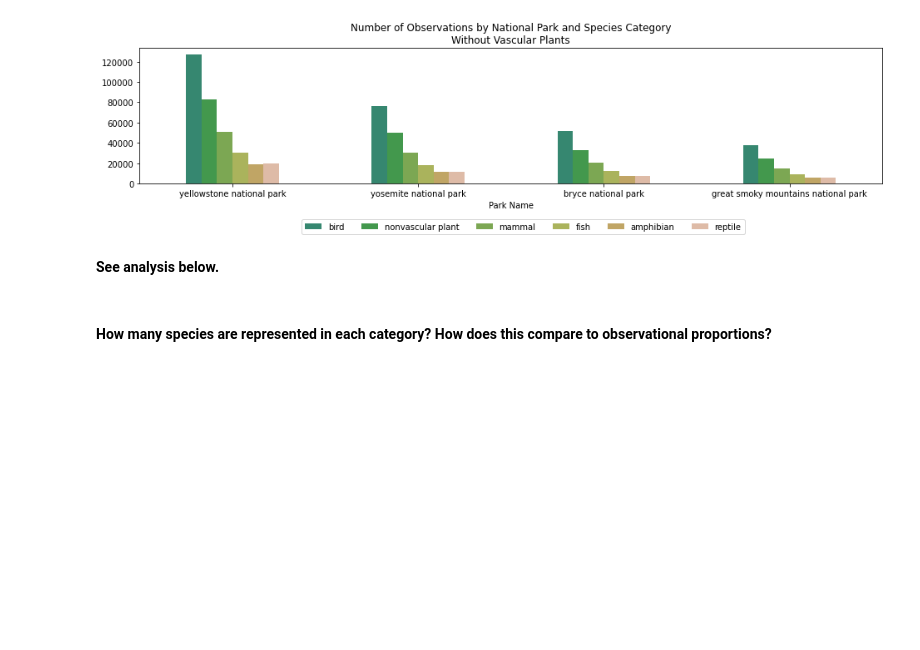
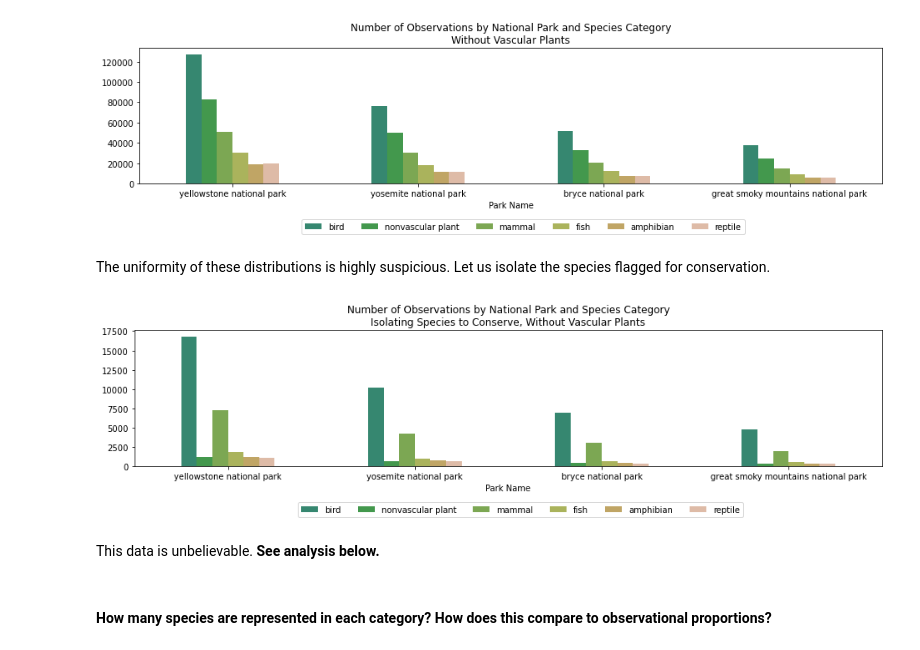
Before and after one commit to leahmfulmer/codecademy-projects, a Jupyter notebook: national-parks-service-biodiversity/lmf-national-parks-service-biodiversity.ipynb, the cells around one changed output. Saved outputs shown, nothing was run; the diff lists cells and outputs as text; code cells hidden in the pictures; blank space fills up the shorter version.

```diff
--- a/national-parks-service-biodiversity/lmf-national-parks-service-biodiversity.ipynb
+++ b/national-parks-service-biodiversity/lmf-national-parks-service-biodiversity.ipynb
@@ -177,10 +179,9 @@ yosemite = isolate("yosemite national park")
 # Group observations by National Park
 parks_grouped = combined.groupby(["park_name", "category"]).observations.sum().reset_index()
 
-
-# To isolate for species flagged for conservation, uncomment the two lines below
-# conserve = combined[combined.conservation_status != "no data"]
-# parks_grouped = conserve.groupby(["park_name", "category"]).observations.sum().reset_index()
+# Isolate species flagged for conservation
+conserve = combined[combined.conservation_status != "no data"]
+parks_grouped_conserve = conserve.groupby(["park_name", "category"]).observations.sum().reset_index()
 
 # Pivot by species category
 pivot_category = parks_grouped.pivot(columns='category', \
@@ -191,6 +192,11 @@ row_order = ['yellowstone national park', 'yosemite national park', 'bryce natio
              'great smoky mountains national park']
 pivot_category = pivot_category.reindex(column_order, axis=1).reindex([2,3,0,1])
 
+# Again for conserved species
+pivot_category_conserve = parks_grouped_conserve.pivot(columns='category', \
+                              index='park_name', values='observations').reset_index()
+pivot_category_conserve = pivot_category_conserve.reindex(column_order, axis=1).reindex([2,3,0,1])
+
 # Create a color dictionary
 palette = sns.color_palette("gist_earth", len(column_order))
 # palette.reverse()
@@ -198,3 +204,4 @@ colors = dict(zip(column_order, palette))
 
 # parks_grouped.head()
 # pivot_category.head()
+# pivot_category_conserve.head()
@@ -234,8 +247,21 @@ plt.legend(ncol=7, bbox_to_anchor=(0.82, -0.23))
 plt.show()
 # %% [output]
 [figure]
+# %% [markdown]
+The uniformity of these distributions is highly suspicious. Let us isolate the species flagged for conservation.
+# %%
+# Plot Number of Conservation Observations by National Park and Species Category Without Vascular Plants
+
+pivot_category_conserve.drop(['vascular plant'], axis=1).plot(x='park_name', kind='bar', rot=0, \
+        title="Number of Observations by National Park and Species Category\nIsolating Species to Conserve, Without Vascular Plants", \
+        xlabel='Park Name', figsize=(16,3), color=colors)
+plt.legend(ncol=7, bbox_to_anchor=(0.82, -0.23))
+
+plt.show()
+# %% [output]
+[figure, added]
 # %% [markdown]
-**See analysis below.**
+This data is unbelievable. **See analysis below.**
 # %% [markdown]
 #### How many species are represented in each category? How does this compare to observational proportions?
 # %%
```
Also changed, not shown: parts of 6 cells of this notebook.
